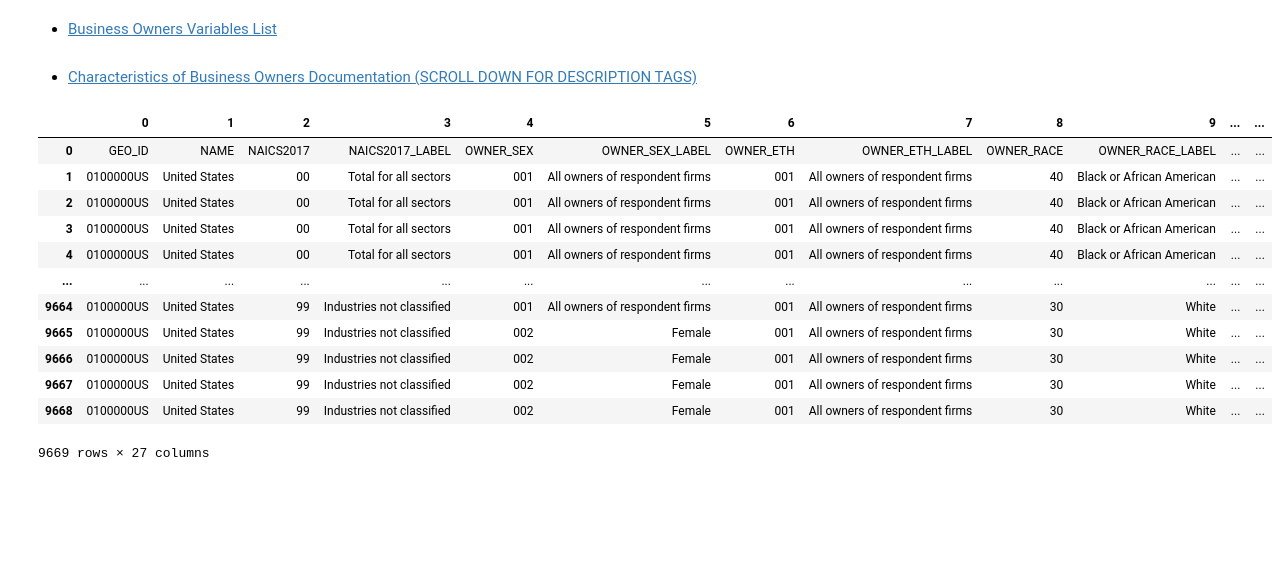
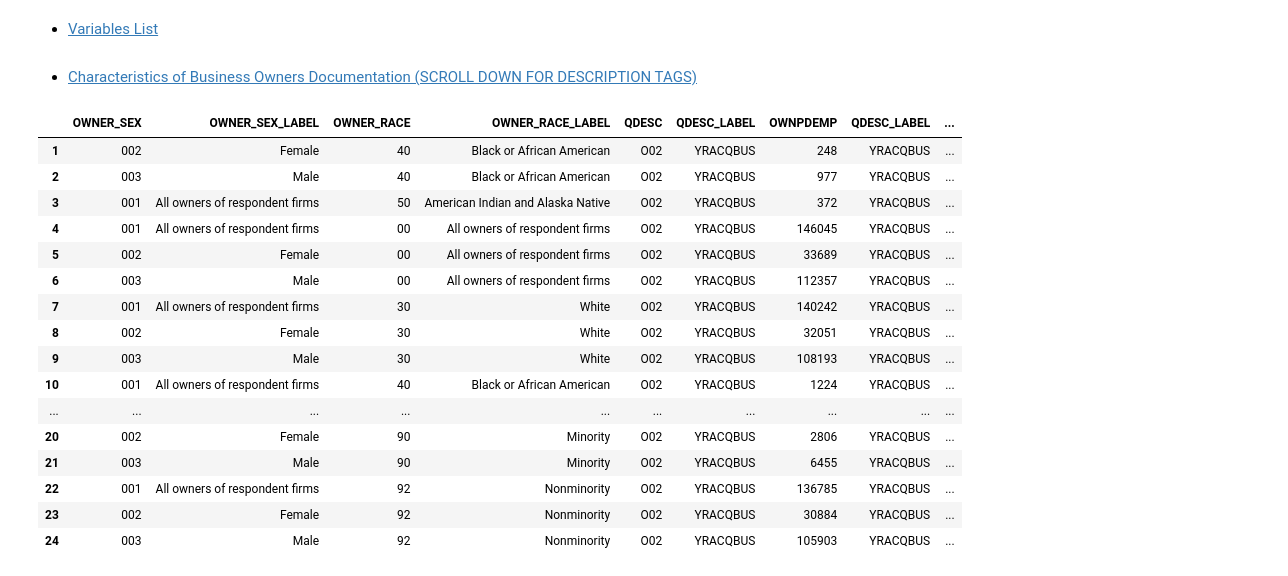
Before and after one commit to ahadh762/Census-Data-API-Group-Assessment, a Jupyter notebook: characteristics_of_owners.ipynb, the cells around one changed output. Saved outputs shown, nothing was run; the diff lists cells and outputs as text; code cells hidden in the pictures; blank space fills up the shorter version.

```diff
--- a/characteristics_of_owners.ipynb
+++ b/characteristics_of_owners.ipynb
@@ -1,33 +1,46 @@
 # %% [markdown]
-* [Business Owners Variables List](https://api.census.gov/data/2019/abscbo/variables.html) <br/><br/>
-* [Characteristics of Business Owners Documentation (SCROLL DOWN FOR DESCRIPTION TAGS)](https://www2.census.gov/programs-surveys/abs/technical-documentation/api/ABS_API_CBO-1-26-2021.pdf)
+* [Variables List](https://api.census.gov/data/2019/abscbo/variables.html) <br/><br/>
+* [Characteristics of Business Owners Documentation (SCROLL DOWN FOR DESCRIPTION TAGS)](https://www2.census.gov/programs-surveys/abs/technical-documentation/api/ABS_API_CB-1-26-2021.pdf)
 # %%
 # CHARACTERISTICS OF BUSINESS OWNERS
 
 import pandas as pd
+import numpy as np
+import matplotlib.pyplot as plt
+%matplotlib inline
 # MAKE SURE THERE ARE NO WHITE SPACES IN ANY VARIABLE STRINGS
-labels = 'GEO_ID,NAME,NAICS2017,NAICS2017_LABEL,OWNER_SEX,OWNER_SEX_LABEL,OWNER_ETH,OWNER_ETH_LABEL,OWNER_RACE,OWNER_RACE_LABEL,OWNER_VET,OWNER_VET_LABEL,QDESC,QDESC_LABEL,OWNCHAR,OWNCHAR_LABEL,YEAR,OWNPDEMP,OWNPDEMP_F,OWNPDEMP_PCT,OWNPDEMP_PCT_F,OWNPDEMP_S,OWNPDEMP_S_F,OWNPDEMP_PCT_S,OWNPDEMP_PCT_S_F'
+labels = 'OWNER_SEX,OWNER_SEX_LABEL,OWNER_RACE,OWNER_RACE_LABEL,QDESC,QDESC_LABEL,OWNPDEMP'
 
 data_group = '&for=us:'  # FOR ENTIRE USA
 #data_group = '&for=state:' # FOR STATES
 
 
 description =f'*&QDESC_LABEL=YRACQBUS'
-API_key = '&key=1ba63b3df04e1bd07755febe18f836df1b86fc9f'
+API_key = '&key=c6b7e1b92bdb71318a1409319242da65cd5aac05'
 
 df = pd.read_json(f'https://api.census.gov/data/2018/abscbo?get={labels}{data_group}{description}{API_key}')
+new_header = df.iloc[0]
+df = df[1:]
+df.columns = new_header
+df['OWNPDEMP'] = df['OWNPDEMP'].astype(int)
+df.sort_values(by=['OWNER_RACE_LABEL', 'OWNER_SEX_LABEL'])
+
 df
 # %% [output]
-|  | 0 | 1 | 2 | 3 | 4 | 5 | 6 | 7 | 8 | 9 | ... | ... |
-| 0 | GEO_ID | NAME | NAICS2017 | NAICS2017_LABEL | OWNER_SEX | OWNER_SEX_LABEL | OWNER_ETH | OWNER_ETH_LABEL | OWNER_RACE | OWNER_RACE_LABEL | ... | ... |
-| 1 | 0100000US | United States | 00 | Total for all sectors | 001 | All owners of respondent firms | 001 | All owners of respondent firms | 40 | Black or African American | ... | ... |
-| 2 | 0100000US | United States | 00 | Total for all sectors | 001 | All owners of respondent firms | 001 | All owners of respondent firms | 40 | Black or African American | ... | ... |
-| 3 | 0100000US | United States | 00 | Total for all sectors | 001 | All owners of respondent firms | 001 | All owners of respondent firms | 40 | Black or African American | ... | ... |
-| 4 | 0100000US | United States | 00 | Total for all sectors | 001 | All owners of respondent firms | 001 | All owners of respondent firms | 40 | Black or African American | ... | ... |
-| ... | ... | ... | ... | ... | ... | ... | ... | ... | ... | ... | ... | ... |
-| 9664 | 0100000US | United States | 99 | Industries not classified | 001 | All owners of respondent firms | 001 | All owners of respondent firms | 30 | White | ... | ... |
-| 9665 | 0100000US | United States | 99 | Industries not classified | 002 | Female | 001 | All owners of respondent firms | 30 | White | ... | ... |
-| 9666 | 0100000US | United States | 99 | Industries not classified | 002 | Female | 001 | All owners of respondent firms | 30 | White | ... | ... |
-| 9667 | 0100000US | United States | 99 | Industries not classified | 002 | Female | 001 | All owners of respondent firms | 30 | White | ... | ... |
-| 9668 | 0100000US | United States | 99 | Industries not classified | 002 | Female | 001 | All owners of respondent firms | 30 | White | ... | ... |
+|  | OWNER_SEX | OWNER_SEX_LABEL | OWNER_RACE | OWNER_RACE_LABEL | QDESC | QDESC_LABEL | OWNPDEMP | QDESC_LABEL | ... |
+| 1 | 002 | Female | 40 | Black or African American | O02 | YRACQBUS | 248 | YRACQBUS | ... |
+| 2 | 003 | Male | 40 | Black or African American | O02 | YRACQBUS | 977 | YRACQBUS | ... |
+| 3 | 001 | All owners of respondent firms | 50 | American Indian and Alaska Native | O02 | YRACQBUS | 372 | YRACQBUS | ... |
+| 4 | 001 | All owners of respondent firms | 00 | All owners of respondent firms | O02 | YRACQBUS | 146045 | YRACQBUS | ... |
+| 5 | 002 | Female | 00 | All owners of respondent firms | O02 | YRACQBUS | 33689 | YRACQBUS | ... |
+| 6 | 003 | Male | 00 | All owners of respondent firms | O02 | YRACQBUS | 112357 | YRACQBUS | ... |
+| 7 | 001 | All owners of respondent firms | 30 | White | O02 | YRACQBUS | 140242 | YRACQBUS | ... |
+| 8 | 002 | Female | 30 | White | O02 | YRACQBUS | 32051 | YRACQBUS | ... |
+| 9 | 003 | Male | 30 | White | O02 | YRACQBUS | 108193 | YRACQBUS | ... |
+| 10 | 001 | All owners of respondent firms | 40 | Black or African American | O02 | YRACQBUS | 1224 | YRACQBUS | ... |
+| ... | ... | ... | ... | ... | ... | ... | ... | ... | ... |
+| 20 | 002 | Female | 90 | Minority | O02 | YRACQBUS | 2806 | YRACQBUS | ... |
+| 21 | 003 | Male | 90 | Minority | O02 | YRACQBUS | 6455 | YRACQBUS | ... |
+| 22 | 001 | All owners of respondent firms | 92 | Nonminority | O02 | YRACQBUS | 136785 | YRACQBUS | ... |
+| 23 | 002 | Female | 92 | Nonminority | O02 | YRACQBUS | 30884 | YRACQBUS | ... |
+| 24 | 003 | Male | 92 | Nonminority | O02 | YRACQBUS | 105903 | YRACQBUS | ... |
-9669 rows × 27 columns
```
Also changed, not shown: parts of 9 cells of this notebook, 3 other files.
